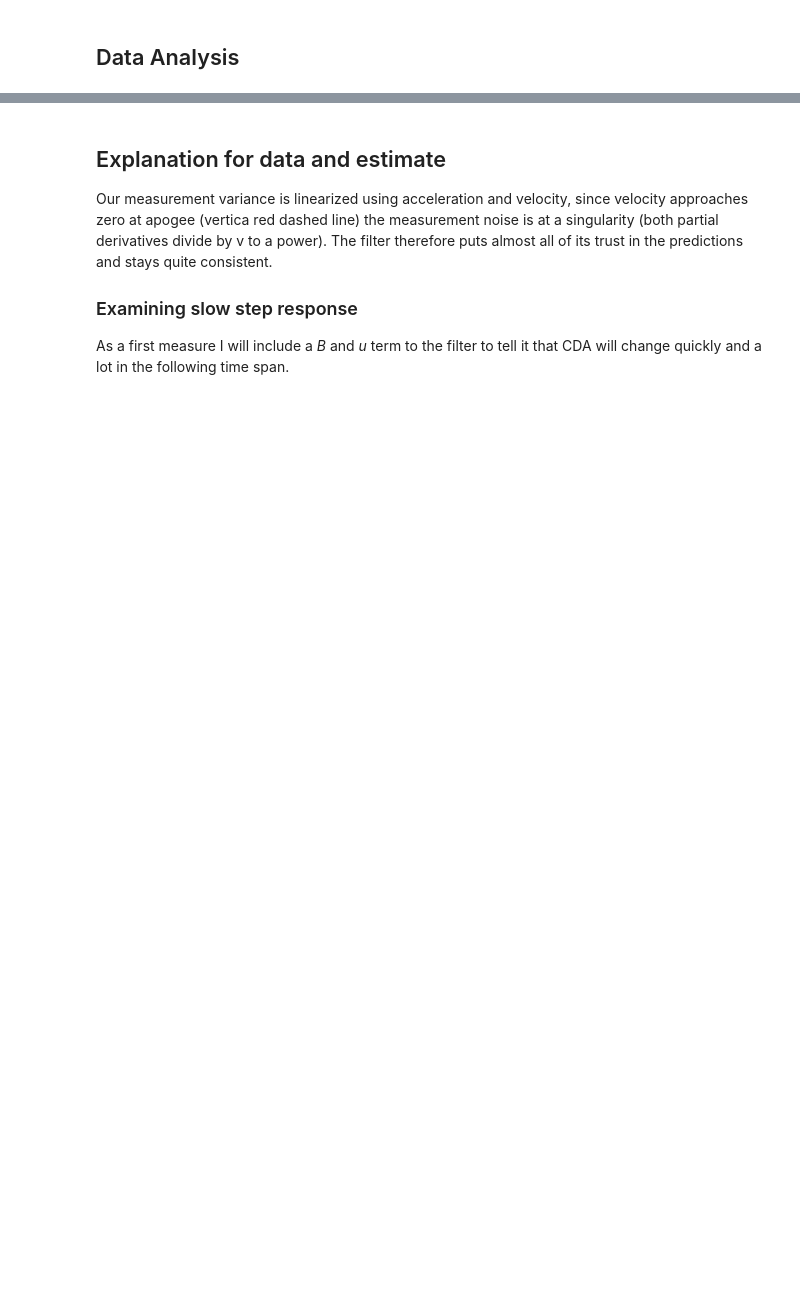
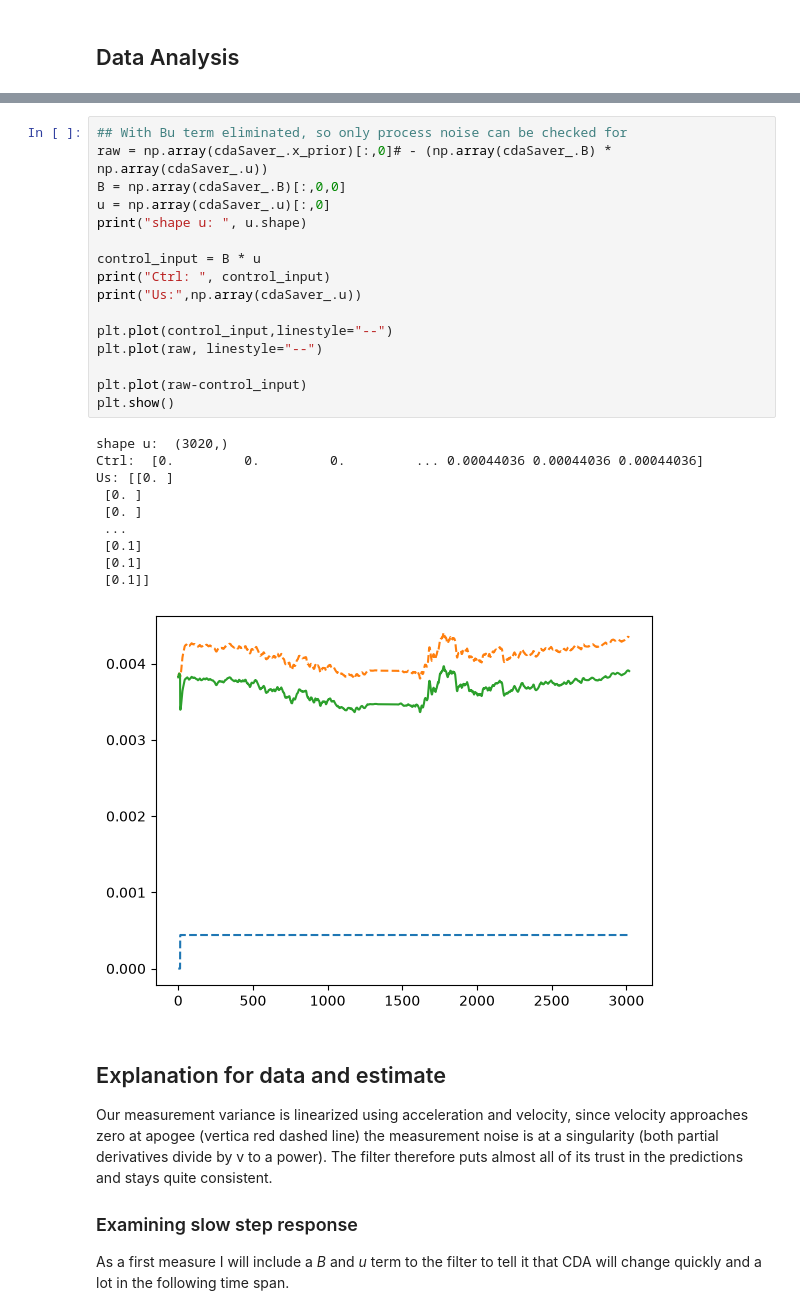
Before and after one commit to the-lightstack/kiraAirbrakeSoftware, a Jupyter notebook: regularSampleFilter.ipynb, the cells around one changed output, grey strips where cells are left out. Cells and saved outputs as stored; diff of their text form; blank space fills up the shorter version.

Commit message:
add: evaluation of control input and matrix

```diff
--- a/regularSampleFilter.ipynb
+++ b/regularSampleFilter.ipynb
@@ -735,3 +809,30 @@ plt.show()
+# %%
+## With Bu term eliminated, so only process noise can be checked for
+raw = np.array(cdaSaver_.x_prior)[:,0]# - (np.array(cdaSaver_.B) * np.array(cdaSaver_.u))
+B = np.array(cdaSaver_.B)[:,0,0]
+u = np.array(cdaSaver_.u)[:,0]
+print("shape u: ", u.shape)
+
+control_input = B * u
+print("Ctrl: ", control_input)
+print("Us:",np.array(cdaSaver_.u))
+
+plt.plot(control_input,linestyle="--")
+plt.plot(raw, linestyle="--")
+
+plt.plot(raw-control_input)
+plt.show()
+# %% [output]
+shape u:  (3020,)
+Ctrl:  [0.         0.         0.         ... 0.00044036 0.00044036 0.00044036]
+Us: [[0. ]
+ [0. ]
+ [0. ]
+ ...
+ [0.1]
+ [0.1]
+ [0.1]]
+[figure, added]
 # %% [markdown]
 ## Explanation for data and estimate
 Our measurement variance is linearized using acceleration and velocity, since velocity approaches zero at apogee (vertica red dashed line) the measurement noise is at a singularity (both partial derivatives divide by v to a power). The filter therefore puts almost all of its trust in the predictions and stays quite consistent.
```
Also changed, not shown: parts of 7 cells of this notebook, 1 other file.
